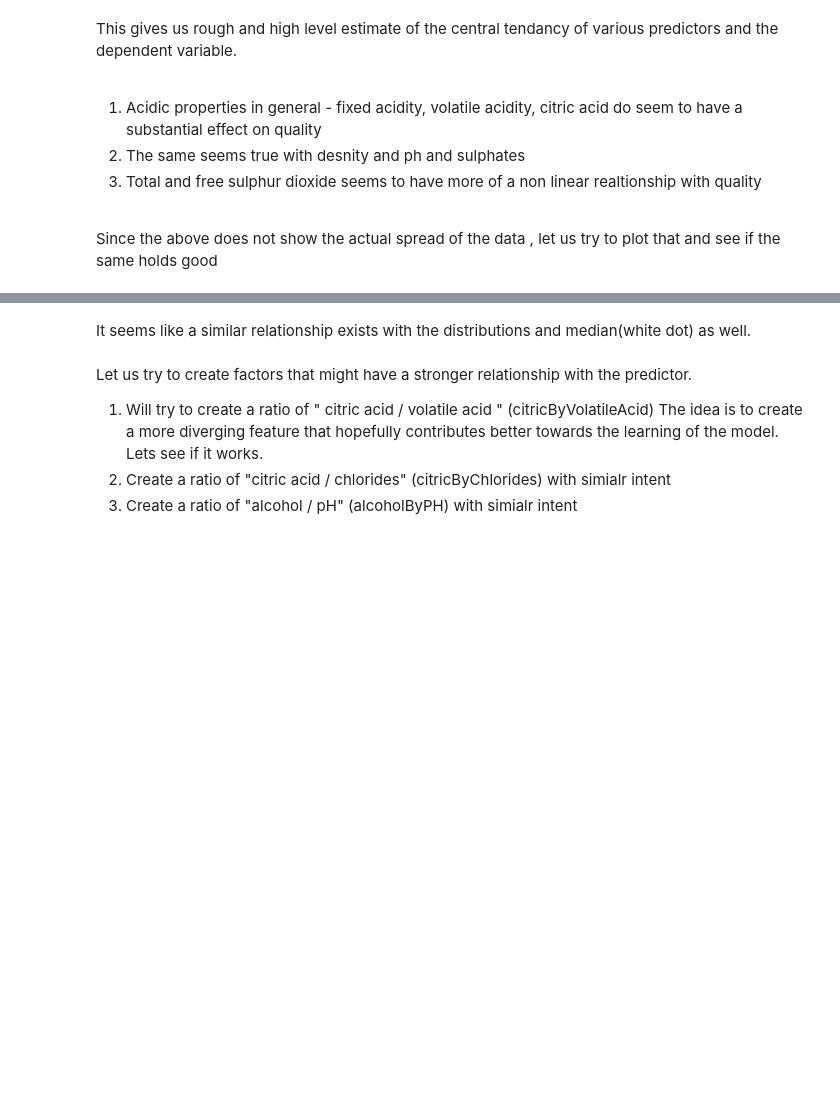
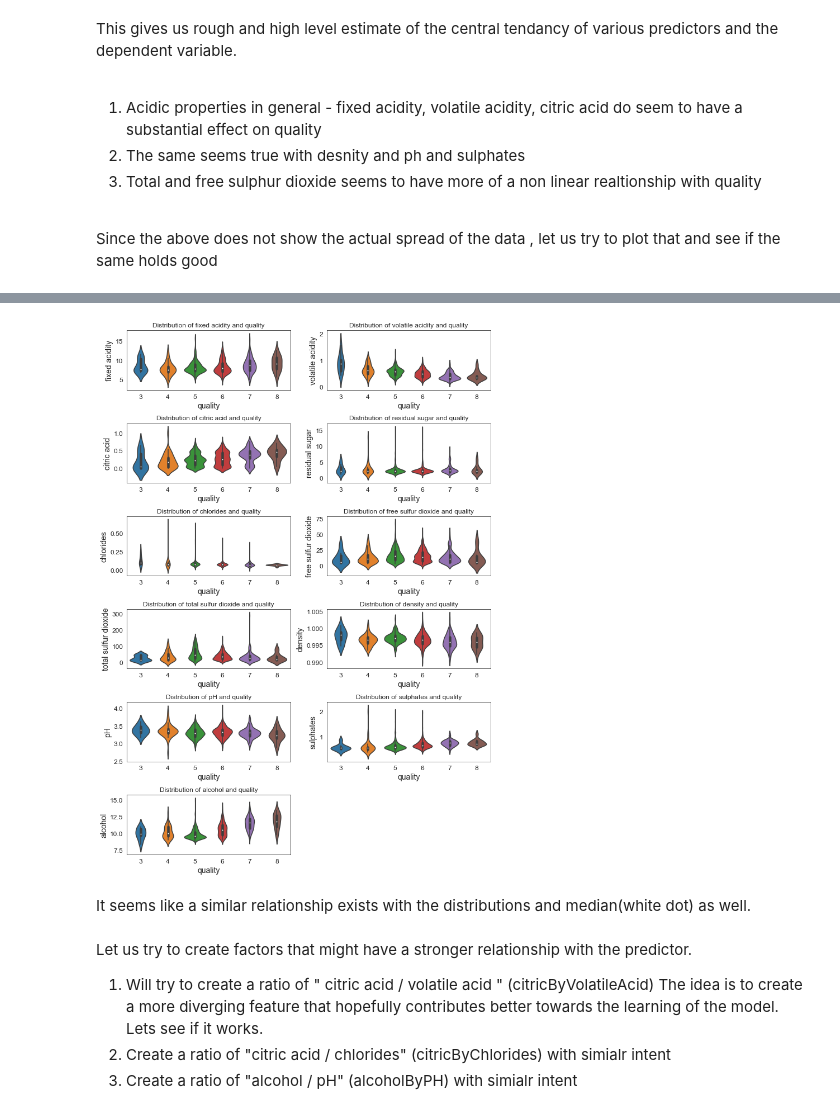
Before and after one commit to silvaaron/ML-Practice, a Jupyter notebook: Estimating wine quality/End to End Project - Estimate wine quality.ipynb, the cells around one changed output, grey strips where cells are left out. Cells and saved outputs as stored; diff of their text form; code cells hidden in the pictures; blank space fills up the shorter version.

```diff
--- a/Estimating wine quality/End to End Project - Estimate wine quality.ipynb
+++ b/Estimating wine quality/End to End Project - Estimate wine quality.ipynb
@@ -235,3 +344,15 @@ Distribution of: free sulfur dioxide
+# %%
+plt.figure(figsize=(10, 14))
+plotTitle = "Distribution of %s and quality"
+i = 0
+for col in num_feat:
+    i+=1
+    plt.subplot(6,2,i)
+    sns.violinplot(x="quality", y= col , data=data_train)
+    plt.title(plotTitle % (col))
+    plt.tight_layout()
+# %% [output]
+[figure, added]
 # %% [markdown]
 It seems like a similar relationship exists with the distributions and median(white dot) as well.<br><br>
 Let us try to create factors that might have a stronger relationship with the predictor.
```
Also changed, not shown: parts of 93 cells of this notebook, 3 other files.
